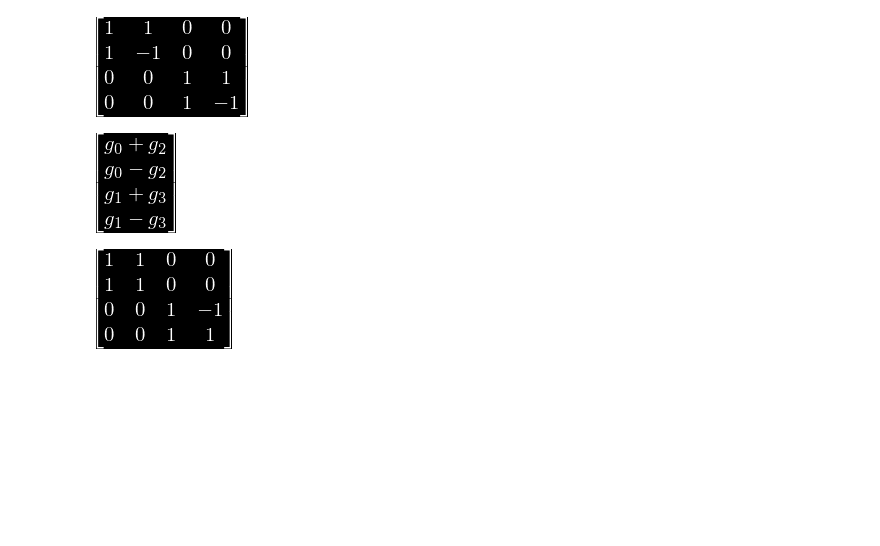
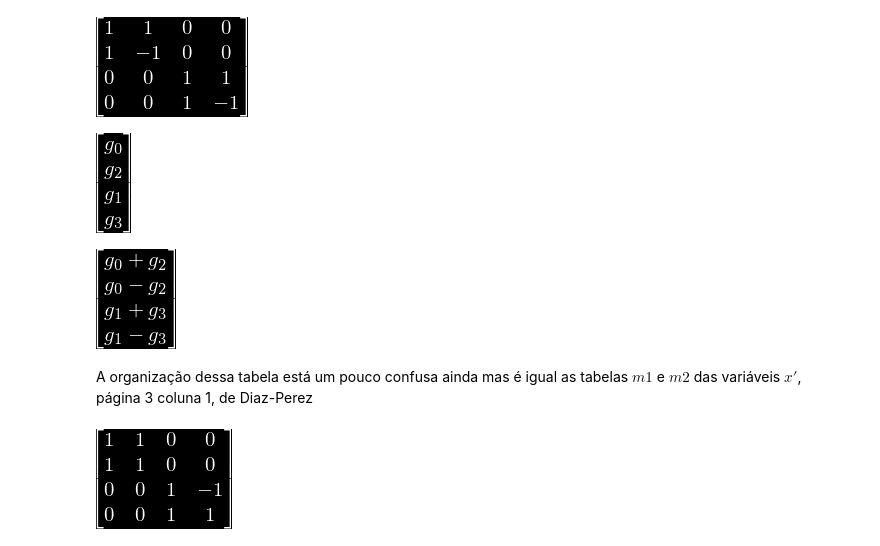
Before and after one commit to tarsioonofrio/fast-convolution-rtl, a Jupyter notebook: blahut6.3iterated4x4.ipynb, the cells around one changed output. Drawn from its saved outputs; the diff is of its cells as text; code cells hidden in the pictures; blank space fills up the shorter version.

```diff
--- a/blahut6.3iterated4x4.ipynb
+++ b/blahut6.3iterated4x4.ipynb
@@ -237,3 +234,8 @@ sy.diag(*[win, win])
 # %% [output]
 [figure]
+# %%
+g1_kr = sy.Matrix([g1[0], g1[2], g1[1], g1[3]])
+g1_kr
+# %% [output]
+[figure, added]
 # %%
@@ -241,3 +243,5 @@ sy.diag(*[win, win]) * sy.Matrix([g1[0], g1[2], g1[1], g1[3]])
 # %% [output]
 [figure]
+# %% [markdown]
+A organização dessa tabela está um pouco confusa ainda mas é igual as tabelas $m1$ e $m2$ das variáveis $x'$, página 3 coluna 1, de Diaz-Perez
 # %%
```
Also changed, not shown: parts of 13 cells of this notebook.
